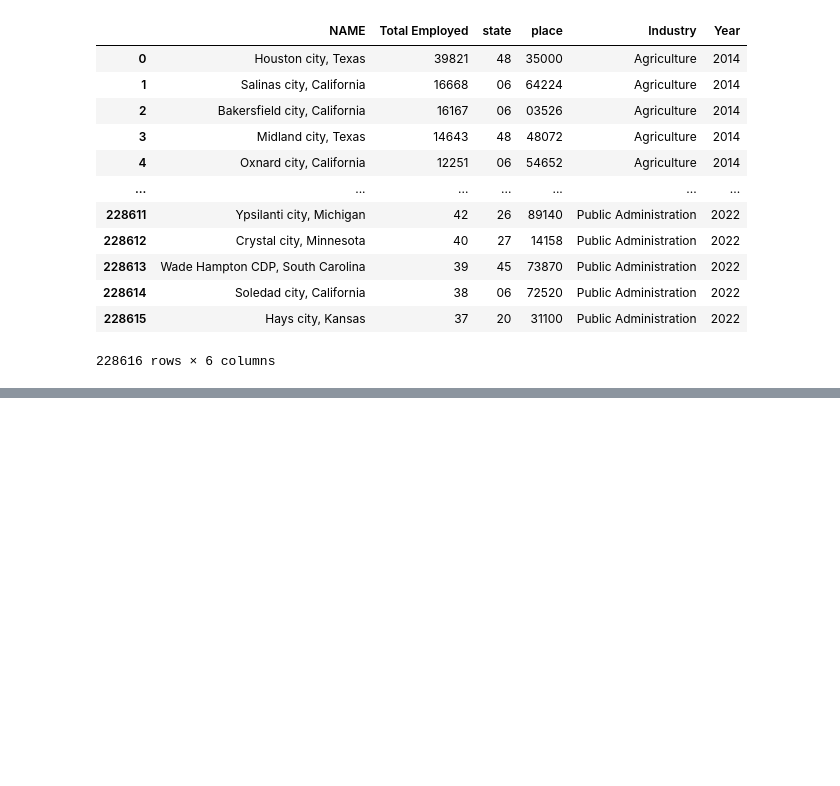
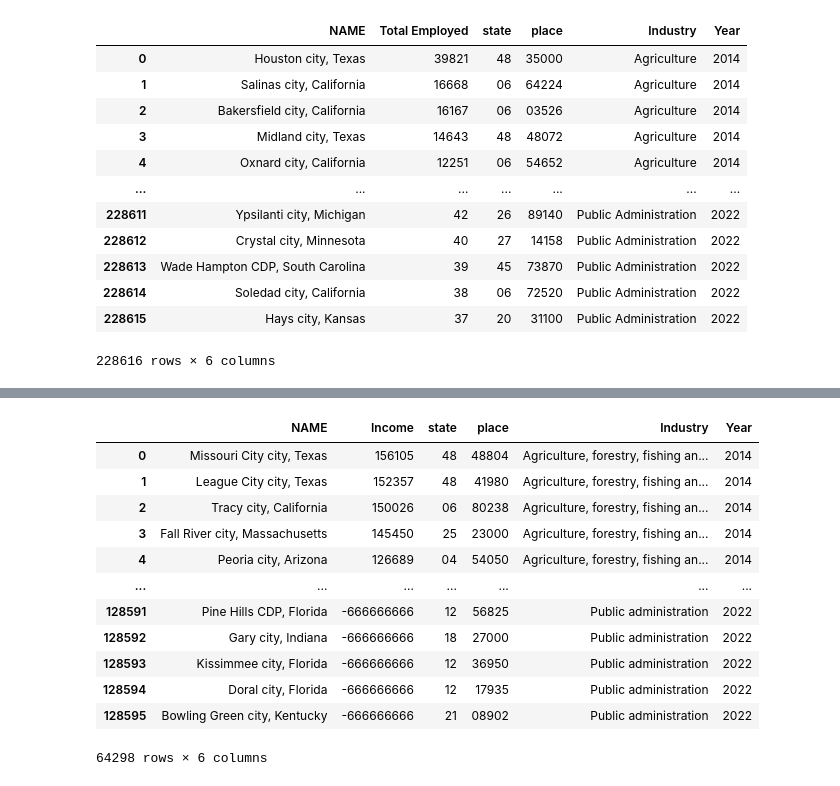
Before and after one commit to DRroth76/census_analysis_machine_learning_model, a Jupyter notebook: yearly_industry.ipynb, the cells around one changed output, grey strips where cells are left out. Saved outputs shown, nothing was run; the diff lists cells and outputs as text; code cells hidden in the pictures; blank space fills up the shorter version.

```diff
--- a/yearly_industry.ipynb
+++ b/yearly_industry.ipynb
@@ -209,5 +246,20 @@ print(male_income)
 # %%
+male_income = male_income[male_income['Industry'].isin(industries_to_keep)]
 male_income
+# %% [output]
+|  | NAME | Income | state | place | Industry | Year |
+| 0 | Missouri City city, Texas | 156105 | 48 | 48804 | Agriculture, forestry, fishing an... | 2014 |
+| 1 | League City city, Texas | 152357 | 48 | 41980 | Agriculture, forestry, fishing an... | 2014 |
+| 2 | Tracy city, California | 150026 | 06 | 80238 | Agriculture, forestry, fishing an... | 2014 |
+| 3 | Fall River city, Massachusetts | 145450 | 25 | 23000 | Agriculture, forestry, fishing an... | 2014 |
+| 4 | Peoria city, Arizona | 126689 | 04 | 54050 | Agriculture, forestry, fishing an... | 2014 |
+| ... | ... | ... | ... | ... | ... | ... |
+| 128591 | Pine Hills CDP, Florida | -666666666 | 12 | 56825 | Public administration | 2022 |
+| 128592 | Gary city, Indiana | -666666666 | 18 | 27000 | Public administration | 2022 |
+| 128593 | Kissimmee city, Florida | -666666666 | 12 | 36950 | Public administration | 2022 |
+| 128594 | Doral city, Florida | -666666666 | 12 | 17935 | Public administration | 2022 |
+| 128595 | Bowling Green city, Kentucky | -666666666 | 21 | 08902 | Public administration | 2022 |
+64298 rows × 6 columns
 # %%
 female_income = pd.DataFrame()
 # %%
```
Also changed, not shown: parts of 21 cells of this notebook.
